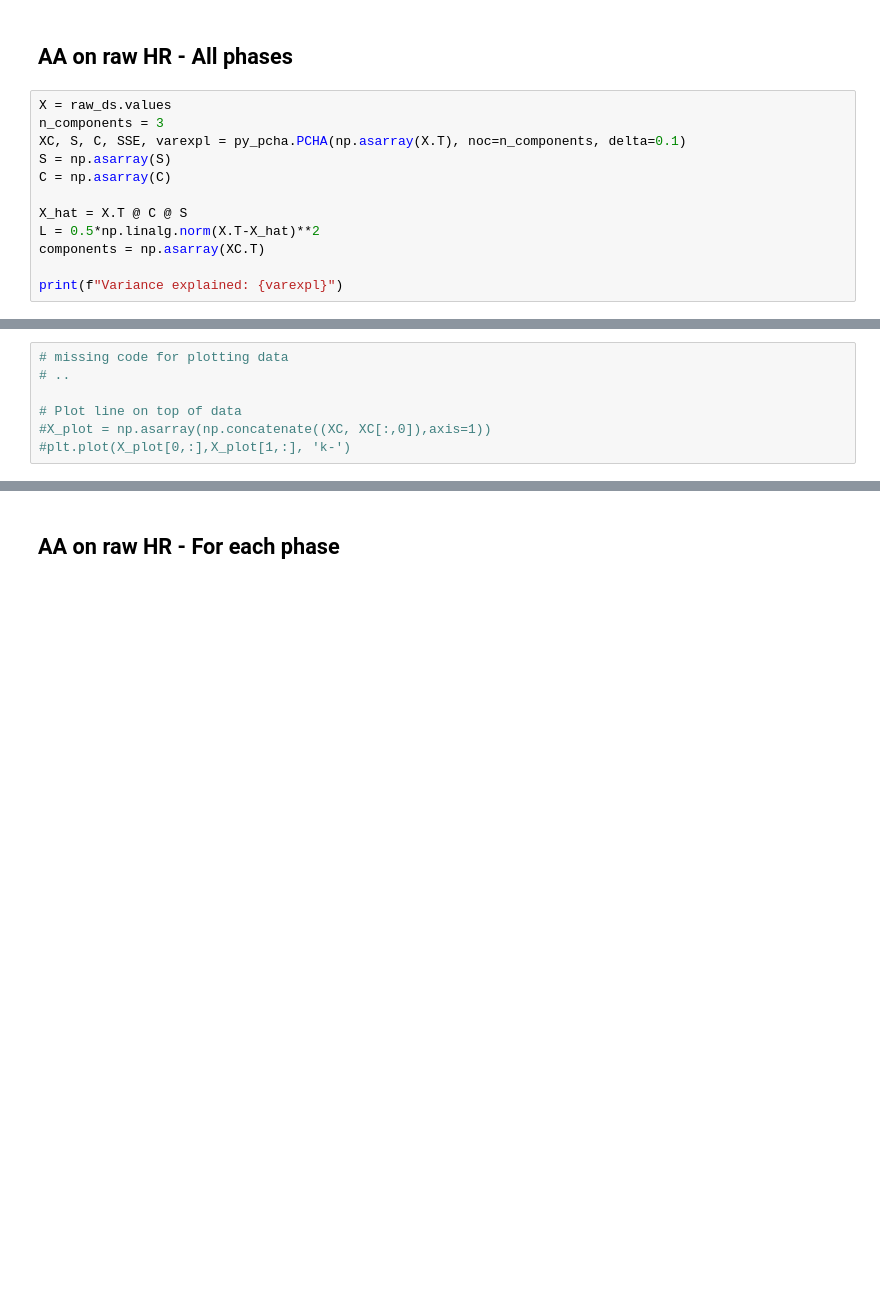
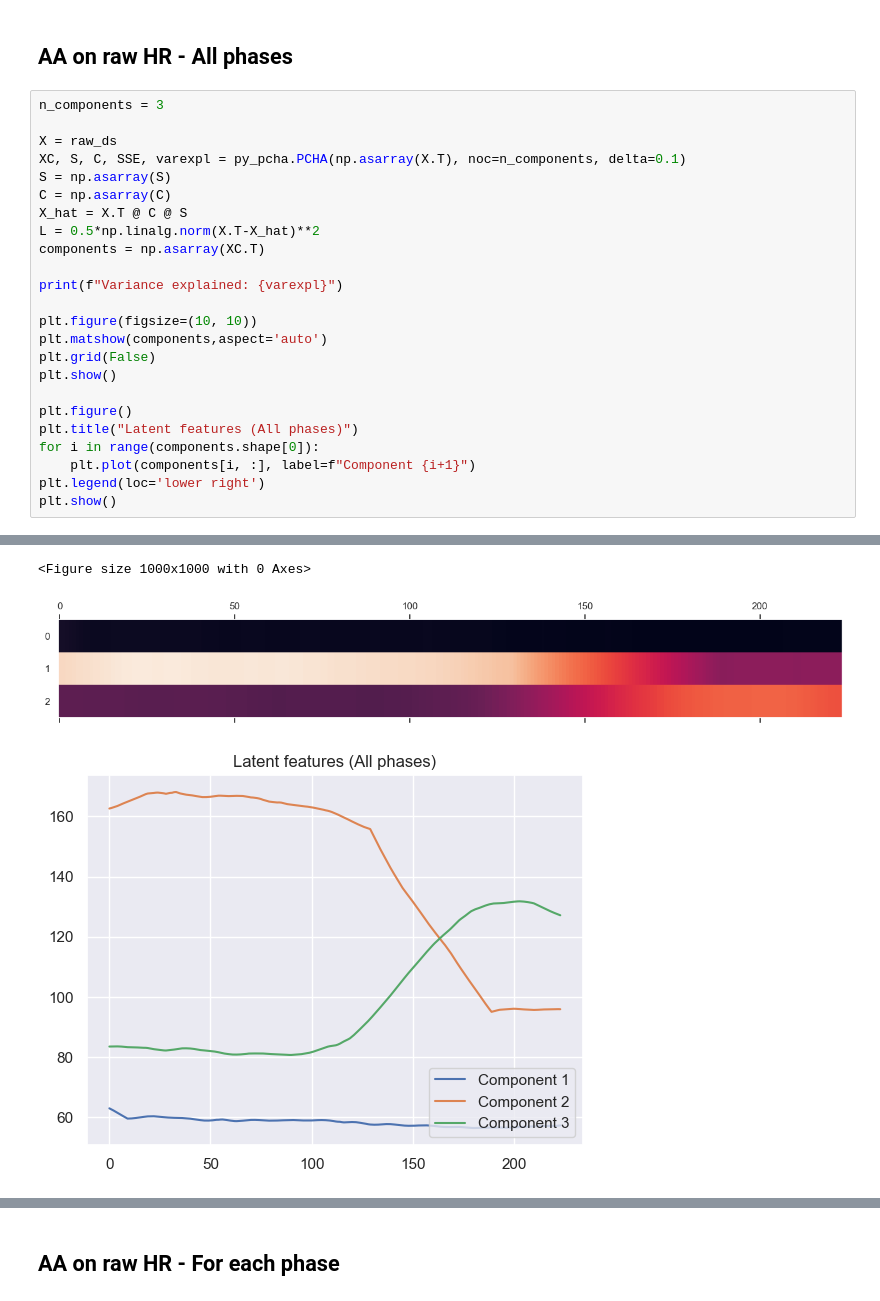
Before and after one commit to tbarcinski/02582-Computational-Data-Analysis, a Jupyter notebook: Case2/AA.ipynb, the cells around one changed output, grey strips where cells are left out. Cells and saved outputs as stored; diff of their text form; blank space fills up the shorter version.

Commit message:
AA with diff. phases and diff. components

```diff
--- a/Case2/AA.ipynb
+++ b/Case2/AA.ipynb
@@ -127,15 +108,27 @@ raw_ds, raw_ds_ph1, raw_ds_ph2, raw_ds_ph3 = get_standardized_signals("HR")
 # %% [markdown]
 ## AA on raw HR - All phases
 # %%
-X = raw_ds.values
 n_components = 3
+
+X = raw_ds
 XC, S, C, SSE, varexpl = py_pcha.PCHA(np.asarray(X.T), noc=n_components, delta=0.1)
 S = np.asarray(S)
 C = np.asarray(C)
-
 X_hat = X.T @ C @ S
 L = 0.5*np.linalg.norm(X.T-X_hat)**2
 components = np.asarray(XC.T)
 
 print(f"Variance explained: {varexpl}")
+
+plt.figure(figsize=(10, 10))
+plt.matshow(components,aspect='auto')
+plt.grid(False)
+plt.show()
+
+plt.figure()
+plt.title("Latent features (All phases)")
+for i in range(components.shape[0]):
+    plt.plot(components[i, :], label=f"Component {i+1}")
+plt.legend(loc='lower right')
+plt.show()
 # %% [output]
@@ -143,7 +136,3 @@ Variance explained: 0.9960870250309068
+<Figure size 1000x1000 with 0 Axes>
+[figure, added]
+[figure, added]
-# %%
-# missing code for plotting data
-# ..
-
-# Plot line on top of data
-#X_plot = np.asarray(np.concatenate((XC, XC[:,0]),axis=1))
-#plt.plot(X_plot[0,:],X_plot[1,:], 'k-')
```
Also changed, not shown: parts of 16 cells of this notebook.
